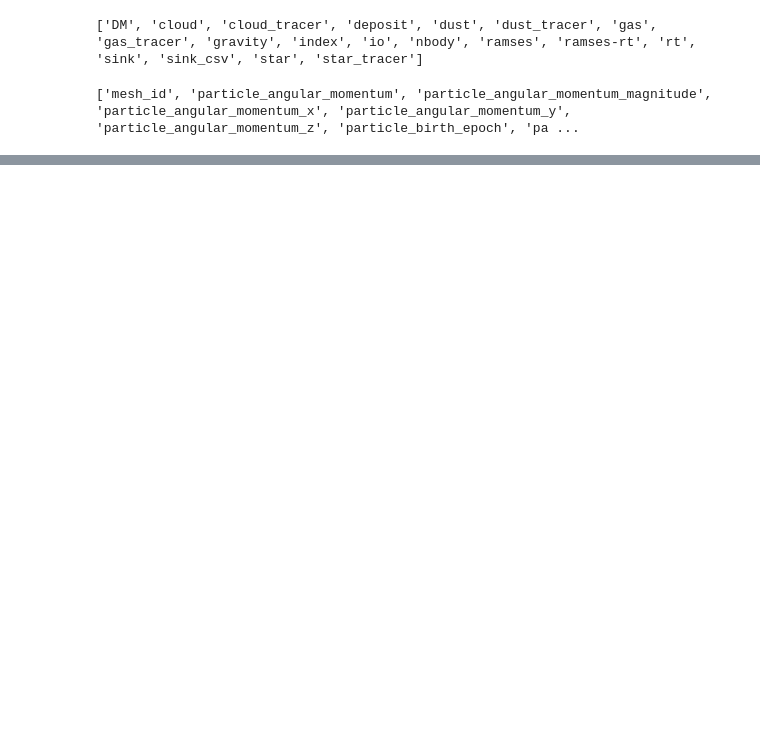
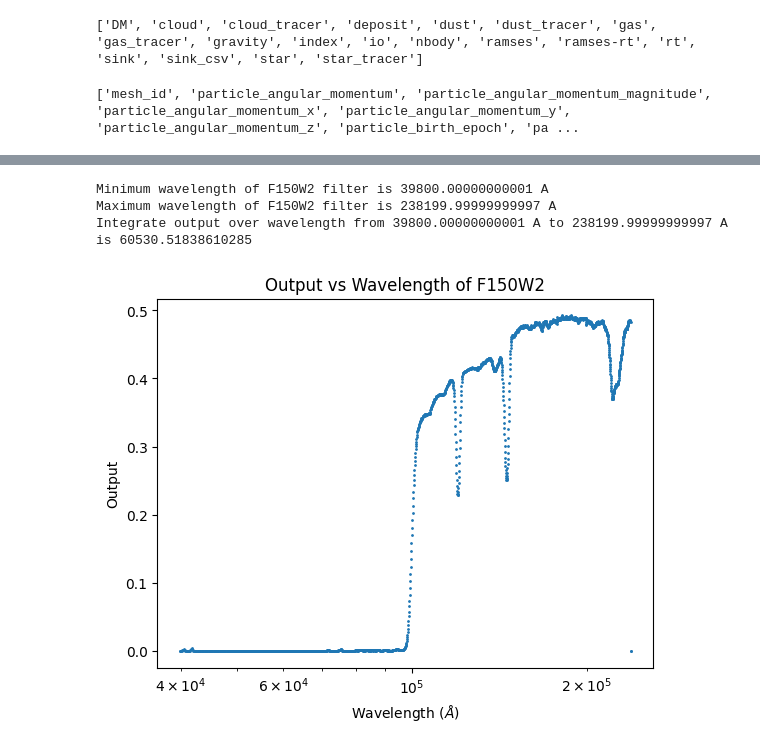
Before and after one commit to Patsrnpt/ProjectionPlot_Gas_Star, a Jupyter notebook: ProjectionPlot_Gas_Star.ipynb, the cells around one changed output, grey strips where cells are left out. Saved outputs shown, nothing was run; the diff lists cells and outputs as text; code cells hidden in the pictures; blank space fills up the shorter version.

```diff
--- a/ProjectionPlot_Gas_Star.ipynb
+++ b/ProjectionPlot_Gas_Star.ipynb
@@ -229,0 +747,22 @@ plt.show()
+# %%
+# Output vs wavelength
+F150W2 = np.loadtxt('F150W2_filter.txt', skiprows=1)
+z = 10
+wavelength = F150W2[:, 0]
+wavelength_z = wavelength * z * 1e4 # in A
+output = F150W2[:, 1]
+integral_filter = np.abs(np.trapz(output, wavelength_z))
+print(f"Minimum wavelength of F150W2 filter is {np.min(wavelength_z)} A")
+print(f"Maximum wavelength of F150W2 filter is {np.max(wavelength_z)} A")
+print(f"Integrate output over wavelength from {np.min(wavelength_z)} A to {np.max(wavelength_z)} A is {integral_filter}")
+plt.scatter(wavelength_z, output, s=1)
+plt.xlabel('Wavelength ($\AA$)')
+plt.ylabel('Output')
+plt.xscale('log')
+plt.title('Output vs Wavelength of F150W2')
+plt.show()
+# %% [output]
+Minimum wavelength of F150W2 filter is 39800.00000000001 A
+Maximum wavelength of F150W2 filter is 238199.99999999997 A
+Integrate output over wavelength from 39800.00000000001 A to 238199.99999999997 A is 60530.51838610285
+[figure, added]
```
Also changed, not shown: parts of 23 cells of this notebook.
